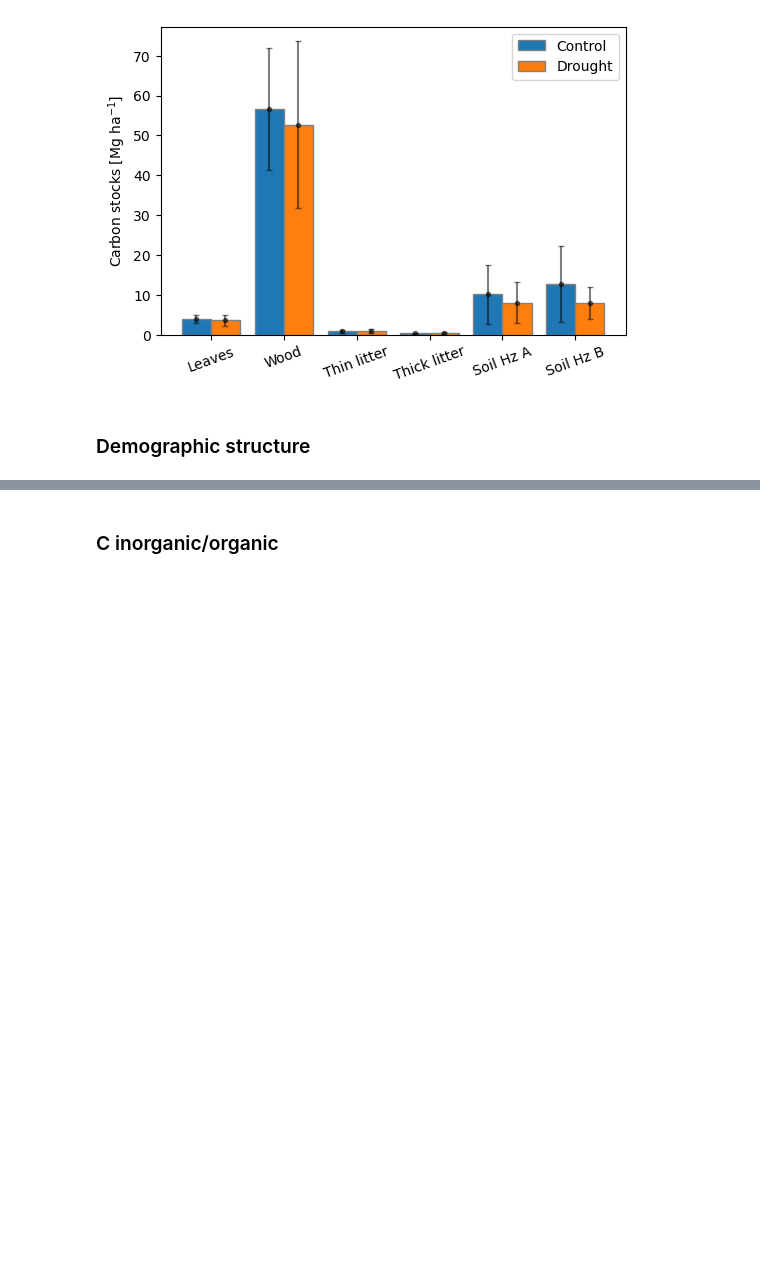
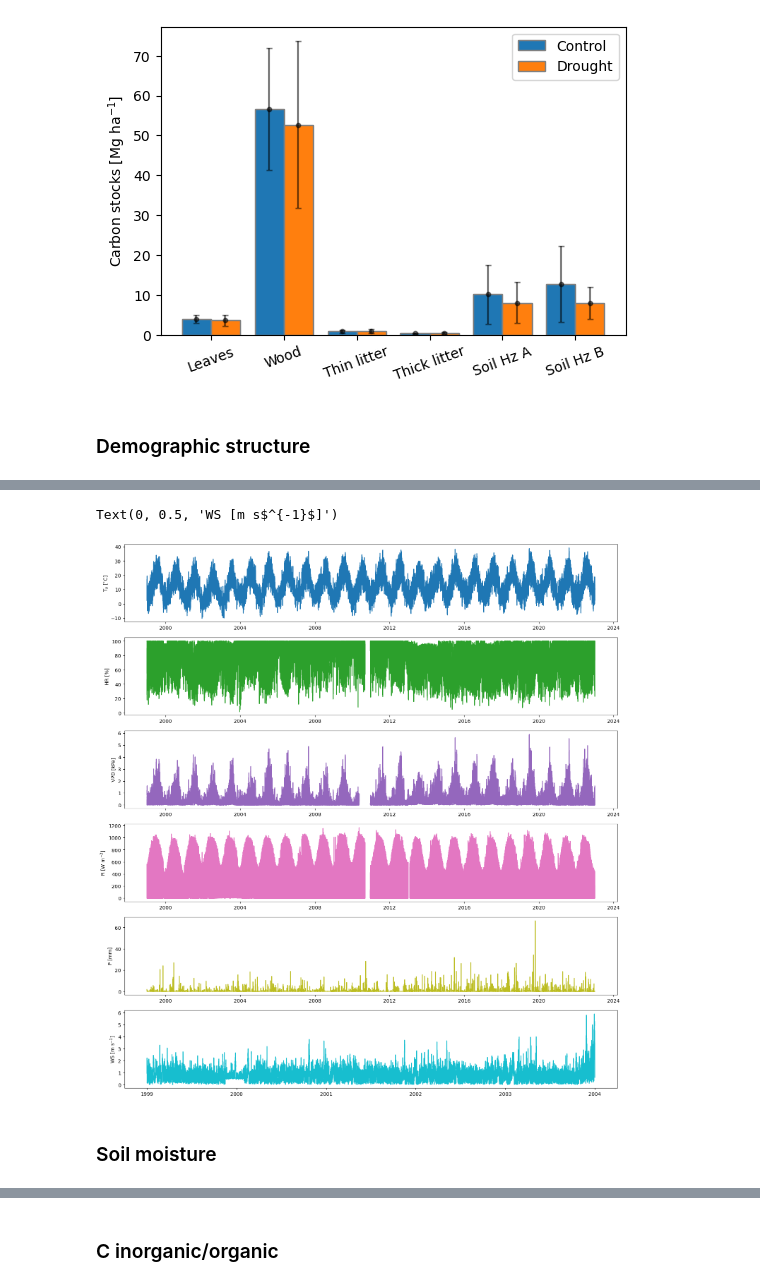
Before and after one commit to Emunozho/Model_Prades, a Jupyter notebook: Pre_analysis.ipynb, the cells around one changed output, grey strips where cells are left out. Drawn from its saved outputs; the diff is of its cells as text; code cells hidden in the pictures; blank space fills up the shorter version.

```diff
--- a/Pre_analysis.ipynb
+++ b/Pre_analysis.ipynb
@@ -98,0 +97,30 @@ plt.xticks([r+barWidth/2 for r in range(2)],['Steams/m$^2$','Diameter'])
+# %%
+data=pd.read_csv('~\\Model_Prades\\Data\\Climate\\Prades_hourly.csv')
+data['datetime']=pd.to_datetime(data.datetime)
+# %%
+fig,axs=plt.subplots(6,1,figsize=[18,20])
+cmap=plt.cm.tab10
+colors=cmap(np.linspace(0,1,6))
+axs[0].plot(data.datetime,data.Ta,color=colors[0])
+axs[0].set_ylabel('T$_a$ [$^{\\circ}$C]')
+
+axs[1].plot(data.datetime,data.HR,color=colors[1])
+axs[1].set_ylabel('HR [%]')
+
+axs[2].plot(data.datetime,data.VPD,color=colors[2])
+axs[2].set_ylabel('VPD [kPa]')
+
+axs[3].plot(data.datetime,data.R,color=colors[3])
+axs[3].set_ylabel('R [W m$^{-2}$]')
+
+axs[4].plot(data.datetime,data.P,color=colors[4])
+axs[4].set_ylabel('P [mm]')
+
+#axs[5].plot(data.datetime,data.maxWS,color=colors[0])
+axs[5].plot(data.datetime,data.meanWS,color=colors[5])
+axs[5].set_ylabel('WS [m s$^{-1}$]')
+# %% [output]
+Text(0, 0.5, 'WS [m s$^{-1}$]')
+[figure, added]
+# %% [markdown]
+### Soil moisture
```
Also changed, not shown: parts of 7 cells of this notebook, 2 other files.
